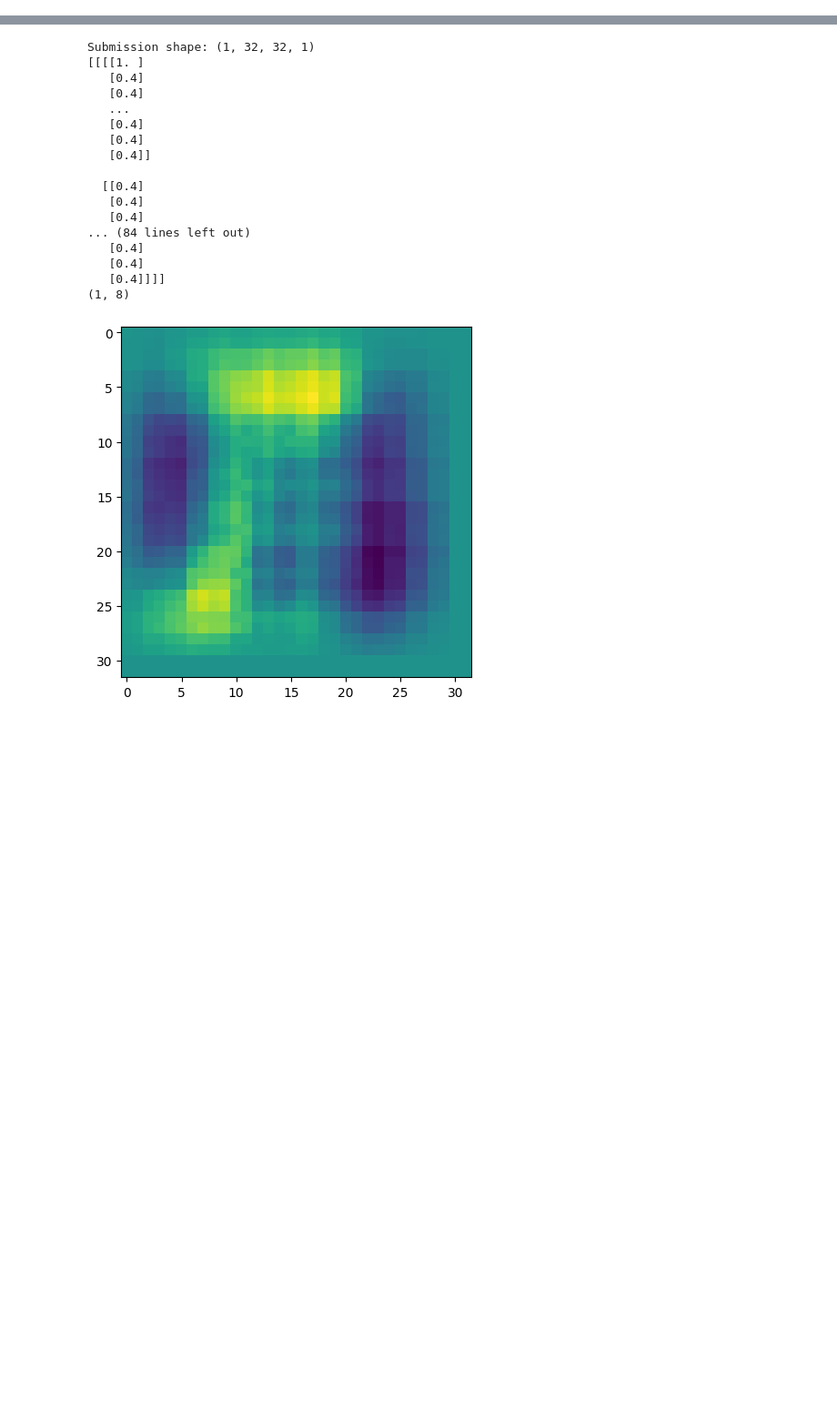
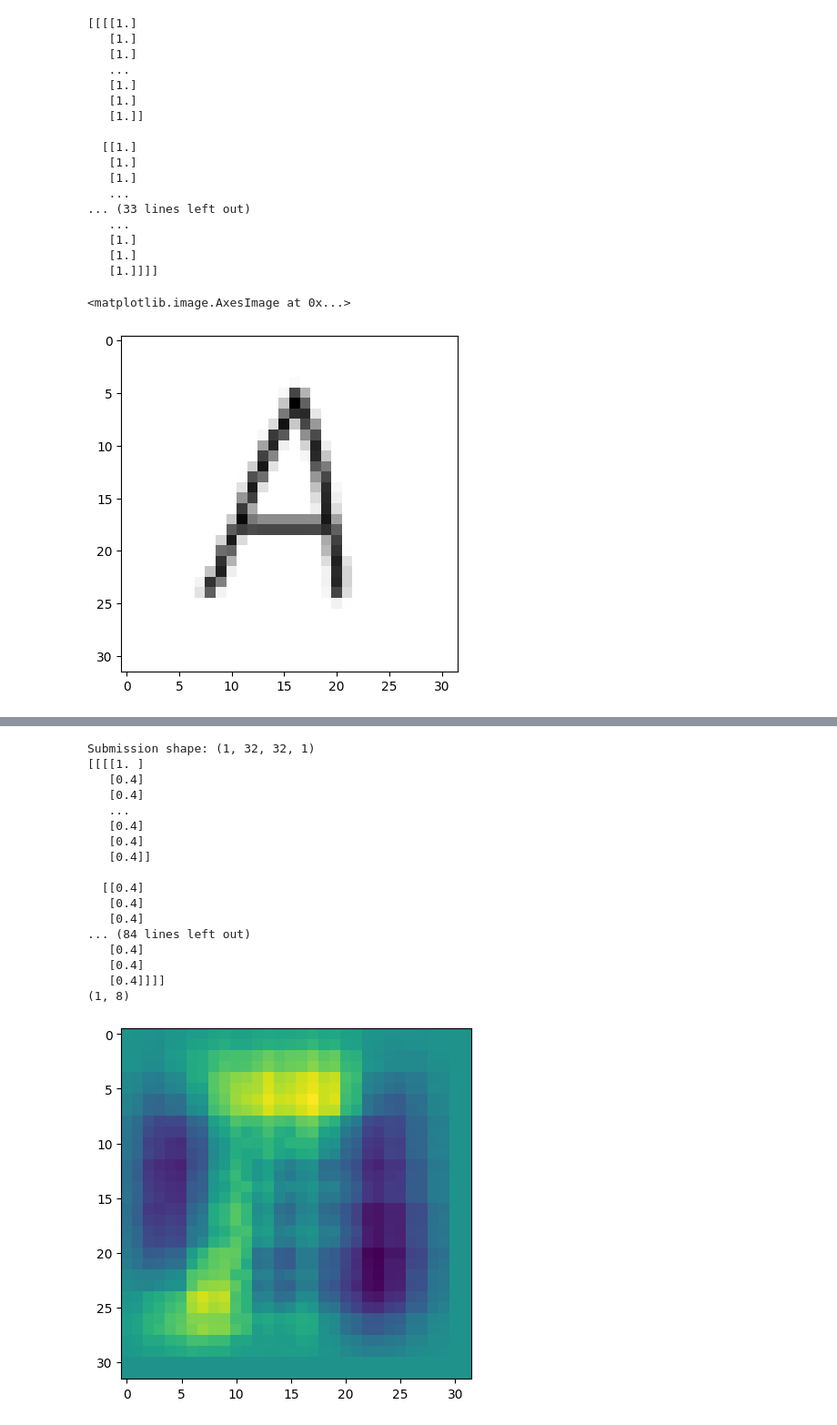
Before and after one commit to tprhat/kaggle_defcon_ai, a Jupyter notebook: inversion.ipynb, the cells around one changed output, grey strips where cells are left out. Shown at 91% size. Cells and saved outputs as stored; diff of their text form; code cells hidden in the pictures; blank space fills up the shorter version.

Commit message:
inversion

```diff
--- a/inversion.ipynb
+++ b/inversion.ipynb
@@ -2,3 +2,36 @@
 import numpy as np
 import requests
 import matplotlib.pyplot as plt
+# %%
+from PIL import Image
+# convert to grayscale and reshape
+img = Image.open('inversion/a.png')
+img = img.convert('L')
+resized_image = img.resize((32, 32))
+img_arr= np.asarray(resized_image)
+img_arr = img_arr/255.0
+img_arr = np.resize(img_arr, (1,32,32,1))
+print(img_arr)
+# print(img_arr_32.shape)
+plt.imshow(img_arr[0,:,:,0], cmap='gray')
+# print(np.asarray(img).resize((32,32)).shape)
+# %% [output]
+[[[[1.]
+   [1.]
+   [1.]
+   ...
+   [1.]
+   [1.]
+   [1.]]
+
+  [[1.]
+   [1.]
+   [1.]
+   ...
+... (33 lines left out)
+   ...
+   [1.]
+   [1.]
+   [1.]]]]
+<matplotlib.image.AxesImage at 0x...>
+[figure, added]
```
Also changed, not shown: parts of 5 cells of this notebook, 1 other file.
